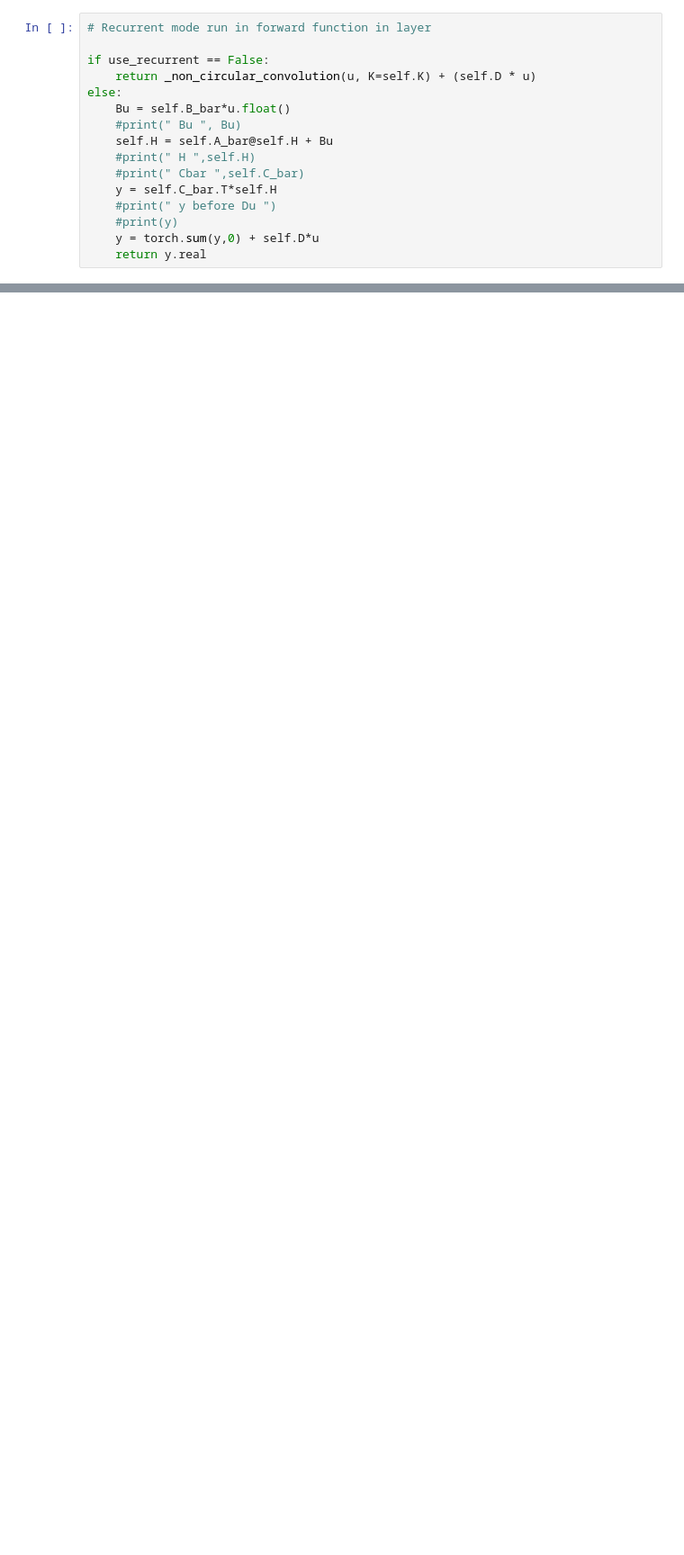
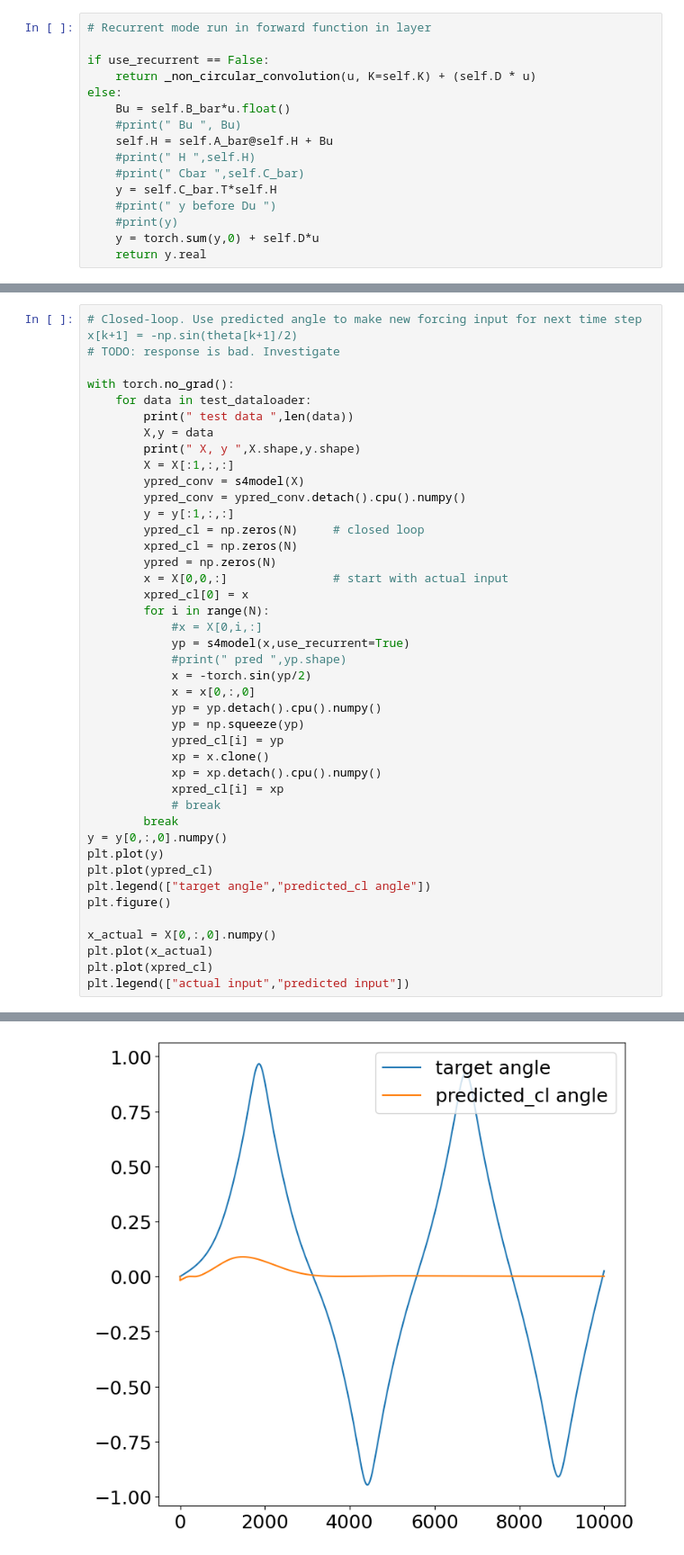
Before and after one commit to czuniga76/S4Model_Tests, a Jupyter notebook: s4_inv_pendulum.ipynb, the cells around one changed output, grey strips where cells are left out. Shown at 90% size. Drawn from its saved outputs; the diff is of its cells as text; blank space fills up the shorter version.

```diff
--- a/s4_inv_pendulum.ipynb
+++ b/s4_inv_pendulum.ipynb
@@ -556,0 +747,43 @@ diff  0.28864356875419617
+# %%
+# Closed-loop. Use predicted angle to make new forcing input for next time step x[k+1] = -np.sin(theta[k+1]/2)
+# TODO: response is bad. Investigate
+
+with torch.no_grad():
+    for data in test_dataloader:
+        print(" test data ",len(data))
+        X,y = data
+        print(" X, y ",X.shape,y.shape)
+        X = X[:1,:,:]
+        ypred_conv = s4model(X)
+        ypred_conv = ypred_conv.detach().cpu().numpy()
+        y = y[:1,:,:]
+        ypred_cl = np.zeros(N)     # closed loop
+        xpred_cl = np.zeros(N)
+        ypred = np.zeros(N)
+        x = X[0,0,:]               # start with actual input
+        xpred_cl[0] = x
+        for i in range(N):
+            #x = X[0,i,:]
+            yp = s4model(x,use_recurrent=True)
+            #print(" pred ",yp.shape)
+            x = -torch.sin(yp/2)
+            x = x[0,:,0]
+            yp = yp.detach().cpu().numpy()
+            yp = np.squeeze(yp)
+            ypred_cl[i] = yp
+            xp = x.clone()
+            xp = xp.detach().cpu().numpy()
+            xpred_cl[i] = xp
+            # break
+        break
+y = y[0,:,0].numpy()
+plt.plot(y)
+plt.plot(ypred_cl)
+plt.legend(["target angle","predicted_cl angle"])
+plt.figure()
+
+x_actual = X[0,:,0].numpy()
+plt.plot(x_actual)
+plt.plot(xpred_cl)
+plt.legend(["actual input","predicted input"])
+# %% [output]
@@ -556,0 +793 @@ diff  0.28864356875419617
+[figure, added]
```
Also changed, not shown: parts of 13 cells of this notebook.
